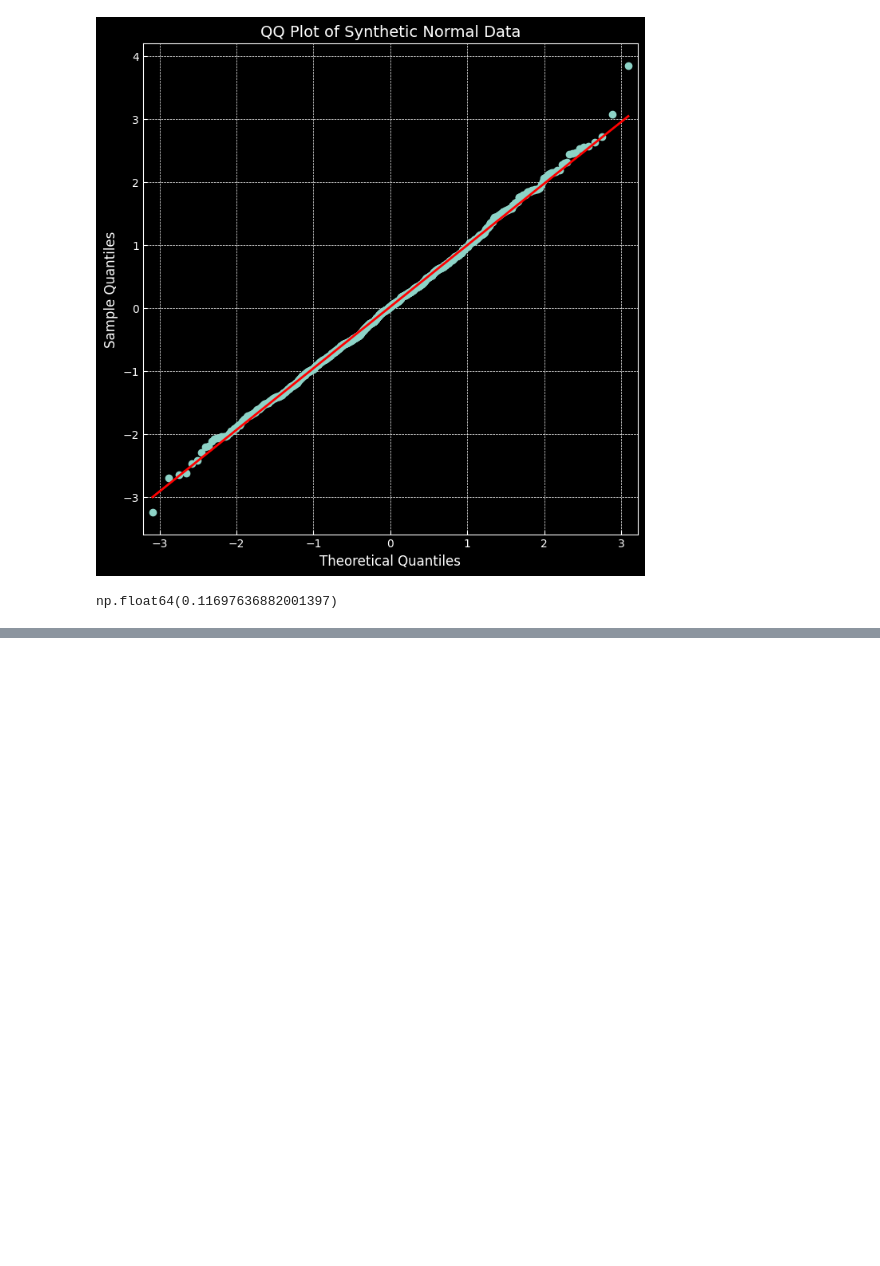
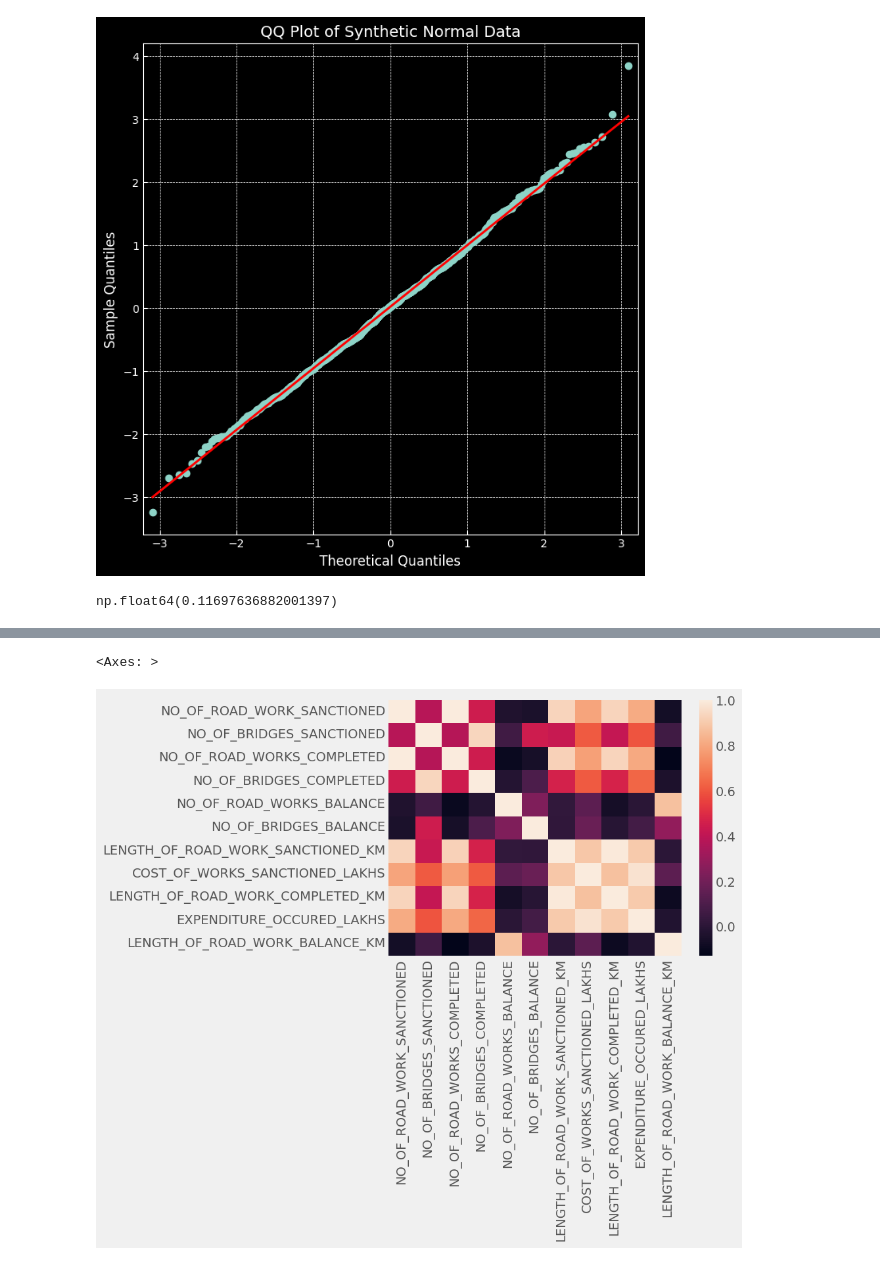
Before and after one commit to gauravgulia26/DataScience_Toolkit, a Jupyter notebook: libraries/pandas/pandas_final.ipynb, the cells around one changed output, grey strips where cells are left out. Cells and saved outputs as stored; diff of their text form; code cells hidden in the pictures; blank space fills up the shorter version.

```diff
--- a/libraries/pandas/pandas_final.ipynb
+++ b/libraries/pandas/pandas_final.ipynb
@@ -316,0 +445,7 @@ np.float64(0.11697636882001397)
+# %%
+import seaborn as sns
+
+sns.heatmap(df.select_dtypes(exclude=["object", "category"]).corr())
+# %% [output]
+<Axes: >
+[figure, added]
```
Also changed, not shown: parts of 17 cells of this notebook, 1 other file.
